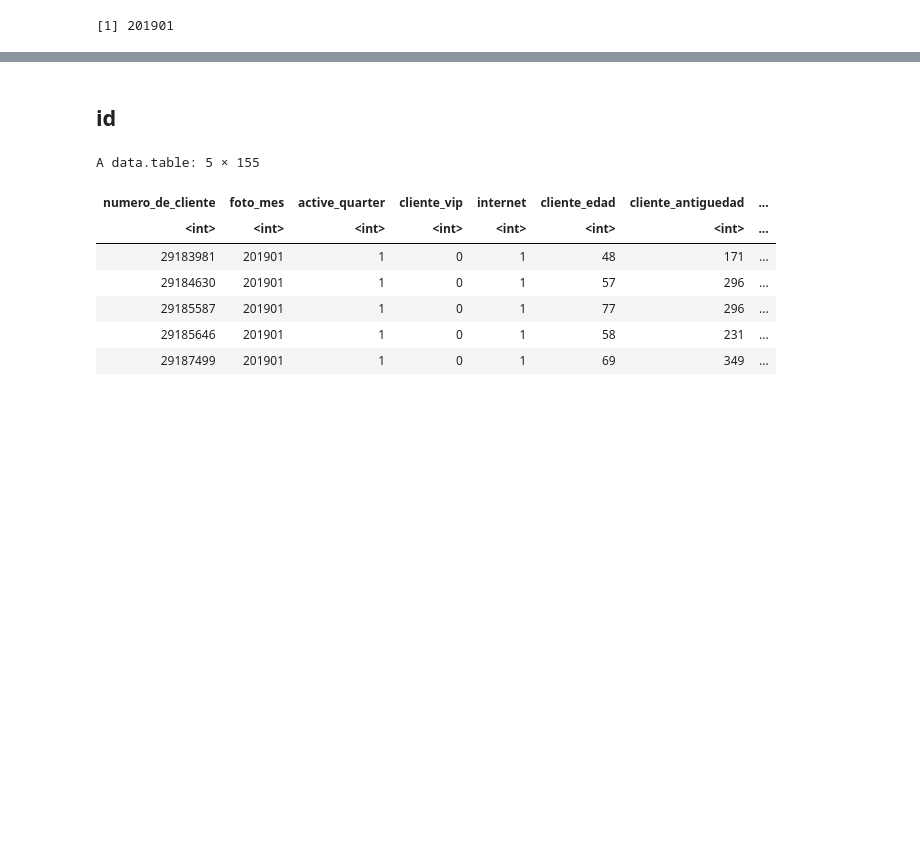
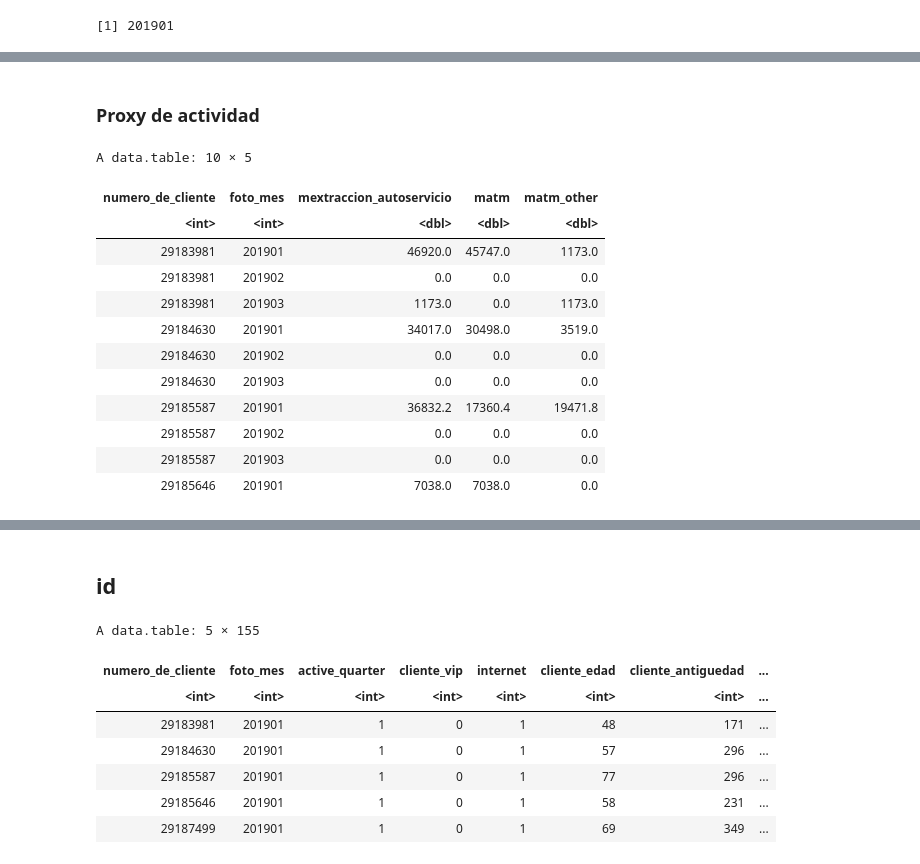
Before and after one commit to bettachini/dmeyf2023, a Jupyter notebook: zweite/engineering.ipynb, the cells around one changed output, grey strips where cells are left out. Saved outputs shown, nothing was run; the diff lists cells and outputs as text; code cells hidden in the pictures; blank space fills up the shorter version.

```diff
--- a/zweite/engineering.ipynb
+++ b/zweite/engineering.ipynb
@@ -217,0 +326,18 @@ dataset[,mrentabilidad_lag_1]
+# %% [markdown]
+### Proxy de actividad
+# %%
+dataset[1:10, .(foto_mes, mextraccion_autoservicio, matm, matm_other ), by = numero_de_cliente]
+# %% [output]
+A data.table: 10 × 5
+| numero_de_cliente | foto_mes | mextraccion_autoservicio | matm | matm_other |
+| <int> | <int> | <dbl> | <dbl> | <dbl> |
+| 29183981 | 201901 | 46920.0 | 45747.0 | 1173.0 |
+| 29183981 | 201902 | 0.0 | 0.0 | 0.0 |
+| 29183981 | 201903 | 1173.0 | 0.0 | 1173.0 |
+| 29184630 | 201901 | 34017.0 | 30498.0 | 3519.0 |
+| 29184630 | 201902 | 0.0 | 0.0 | 0.0 |
+| 29184630 | 201903 | 0.0 | 0.0 | 0.0 |
+| 29185587 | 201901 | 36832.2 | 17360.4 | 19471.8 |
+| 29185587 | 201902 | 0.0 | 0.0 | 0.0 |
+| 29185587 | 201903 | 0.0 | 0.0 | 0.0 |
+| 29185646 | 201901 | 7038.0 | 7038.0 | 0.0 |
```
Also changed, not shown: parts of 22 cells of this notebook, 4 other files.
